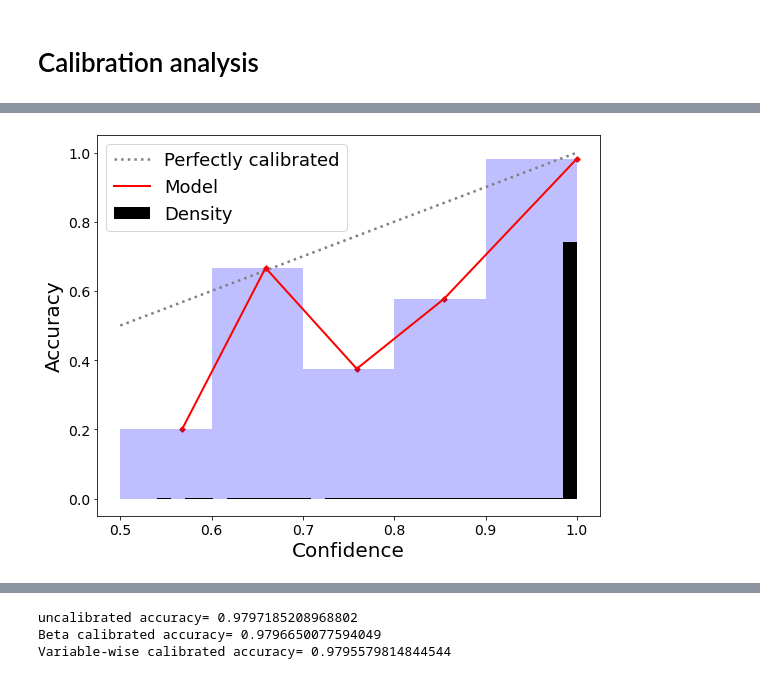
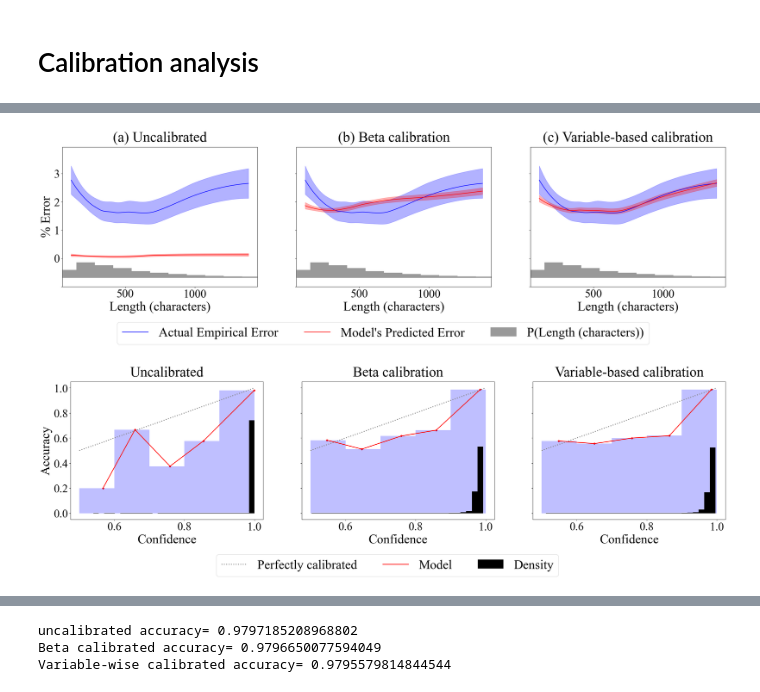
Before and after one commit to markellekelly/variable-wise-calibration, a Jupyter notebook: yelp_example.ipynb, the cells around one changed output, grey strips where cells are left out. Saved outputs shown, nothing was run; the diff lists cells and outputs as text; code cells hidden in the pictures.

```diff
--- a/yelp_example.ipynb
+++ b/yelp_example.ipynb
@@ -18,4 +25,8 @@ df = Dataset(df, cal_size=10000)
+# %%
+df.plot_compare(var=var,s=0.8,  d=-0.0009, d2=-1, d3=.5, filename='figs/yelp_comparison.png')
+# %% [output]
+[figure, added]
 # %%
-df.reliability_diagram(hist_weight=0.00004, filename="figs/yelp_uncal_reliability.png")
+df.rd_compare(hist_weight=0.00004, filename='figs/yelp_reliability.png')
 # %% [output]
-[figure, old version]
+[figure, new version]
```
Also changed, not shown: parts of 20 cells of this notebook, 20 other files.
